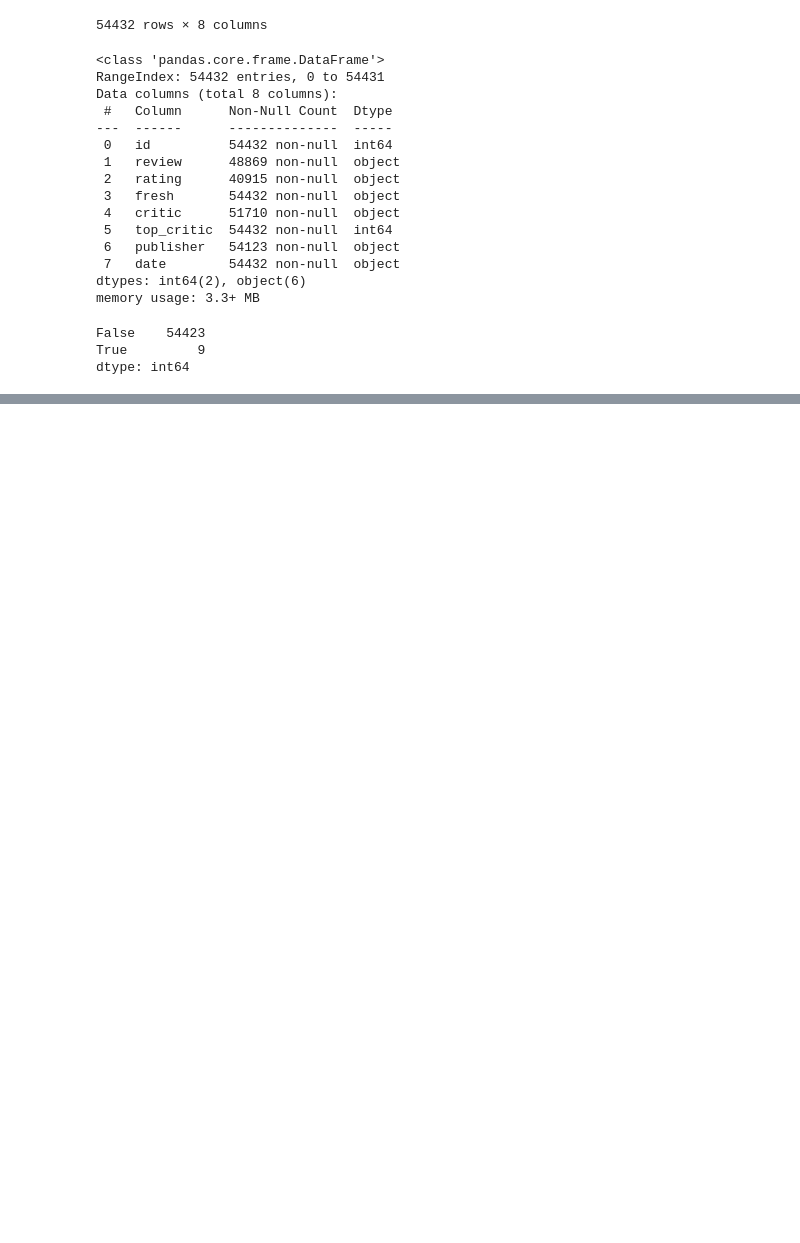
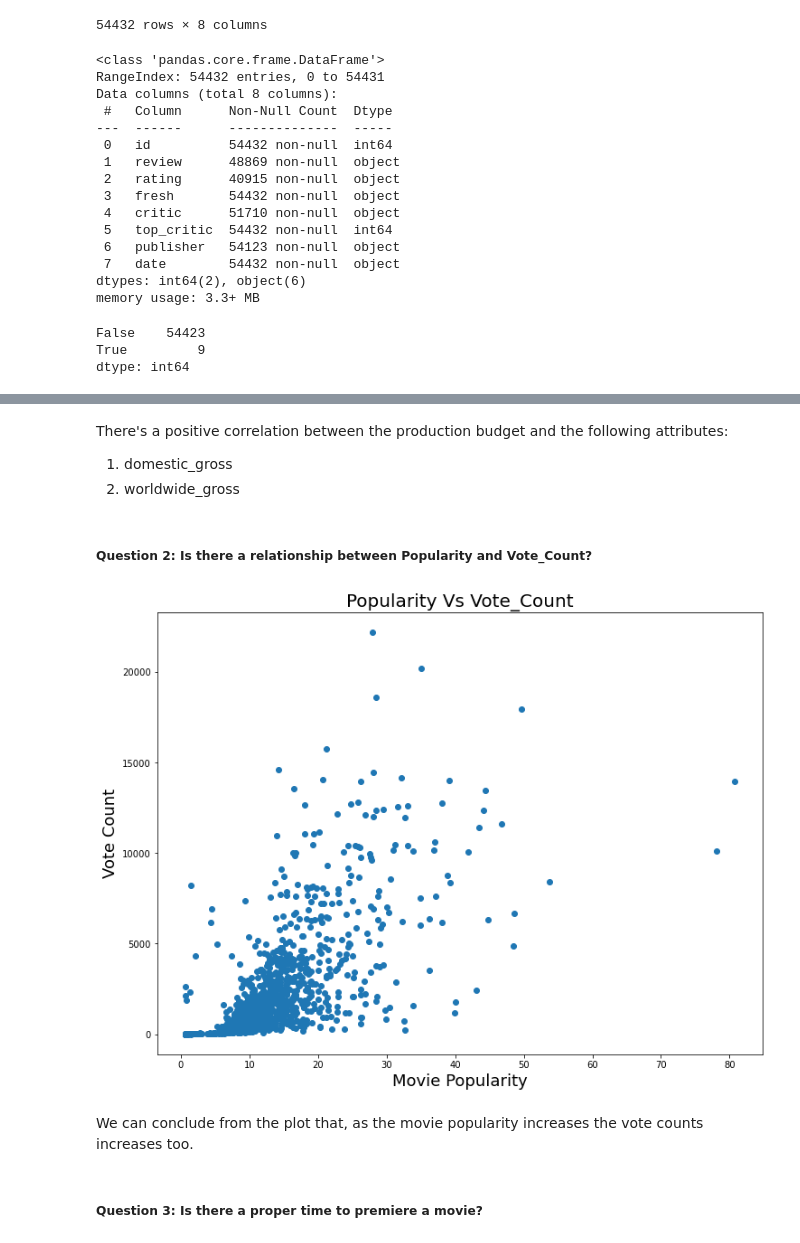
Before and after one commit to Antony-Kimanthi/Movie-Project, a Jupyter notebook: student.ipynb, the cells around one changed output, grey strips where cells are left out. Drawn from its saved outputs; the diff is of its cells as text; code cells hidden in the pictures; blank space fills up the shorter version.

```diff
--- a/student.ipynb
+++ b/student.ipynb
@@ -318,0 +694,28 @@ pd.read_sql(movie_basics, conn)
+# %% [markdown]
+There's a positive correlation between the production budget and the following attributes:
+
+  1. domestic_gross
+  2. worldwide_gross
+# %% [markdown]
+##### Question 2: Is there a relationship between Popularity and Vote_Count?
+# %%
+#scatterplot
+
+fig, ax= plt.subplots(figsize=(12,9))
+
+x = fd['popularity']
+y = fd['vote_count']
+
+ax.scatter(x,y)
+
+ax.set_title('Popularity Vs Vote_Count', fontsize=20)
+ax.set_xlabel("Movie Popularity",fontsize=18)
+ax.set_ylabel("Vote Count", fontsize=18)
+fig.savefig('Popularity Vs Vote_Count.png')
+plt.show();
+# %% [output]
+[figure, added]
+# %% [markdown]
+We can conclude from the plot that, as the movie popularity increases the vote counts increases too.
+# %% [markdown]
+##### Question 3:  Is there a proper time to premiere a movie?
```
Also changed, not shown: parts of 87 cells of this notebook.
